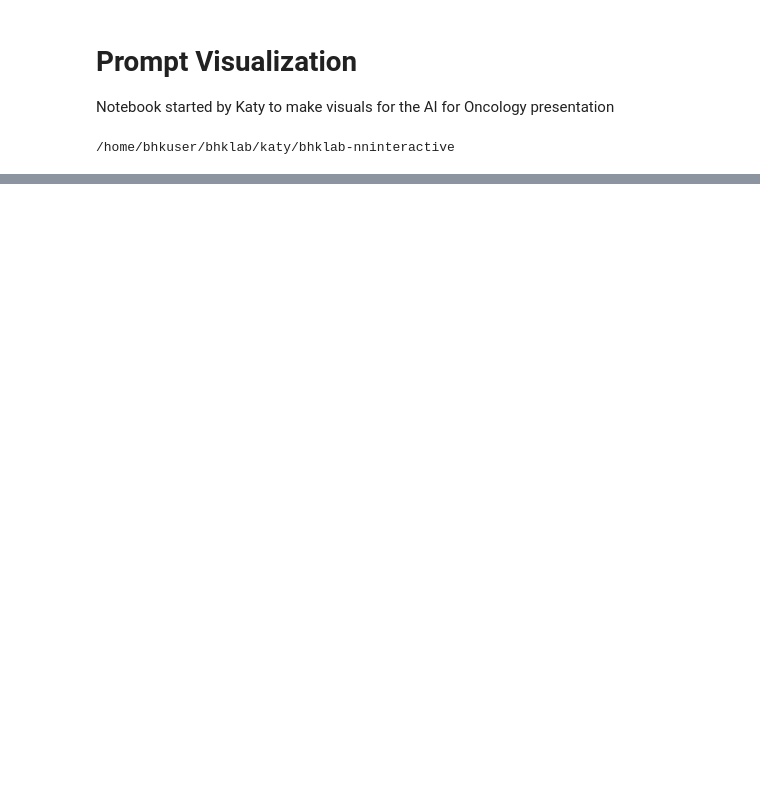
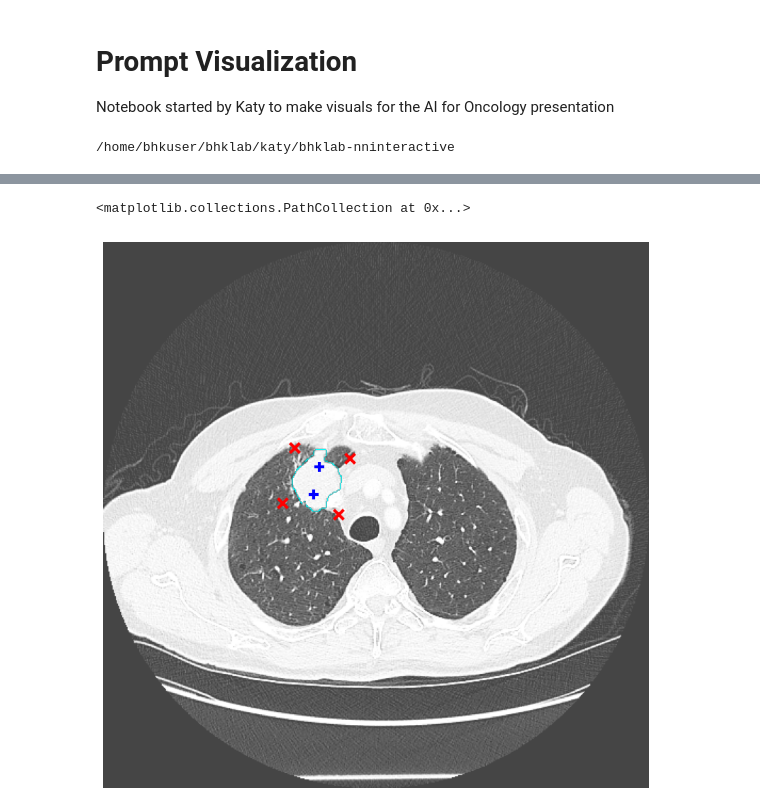
Before and after one commit to bhklab/bhklab-nninteractive, a Jupyter notebook: workflow/notebooks/prompt_visualization.ipynb, the cells around one changed output, grey strips where cells are left out. Cells and saved outputs as stored; diff of their text form; code cells hidden in the pictures; blank space fills up the shorter version.

```diff
--- a/workflow/notebooks/prompt_visualization.ipynb
+++ b/workflow/notebooks/prompt_visualization.ipynb
@@ -90,0 +101,11 @@ ax.scatter(neg_pts[6], neg_pts[7], c='r', marker='x')
+# %%
+from skimage import morphology
+from scipy.ndimage import binary_dilation
+
+mask_arr = sitk.GetArrayFromImage(mask)
+
+# mask_eroded = morphology.erosion(mask_arr)
+
+# outline_arr = mask_arr ^ mask_eroded
+
+# outline = sitk.GetImageFromArray(outline_arr)
@@ -90,0 +116,8 @@ ax.scatter(neg_pts[6], neg_pts[7], c='r', marker='x')
+# %%
+import cv2
+
+outline_arr = np.array([cv2.Canny(mask_arr[idx], 0, 1) for idx in range(0,mask_arr.shape[0])])
+
+
+outline_arr[max_area_slice_idx,187:190] = 0
+outline = sitk.GetImageFromArray(outline_arr)
@@ -90,0 +135,13 @@ ax.scatter(neg_pts[6], neg_pts[7], c='r', marker='x')
+# %%
+fig, ax = plt.subplots(1, 1, figsize=(10,10))
+
+displayCTSegOverlay(scan, outline, max_area_slice_idx, dispMax=dispMax, dispMin=dispMin, alpha=1, cmapSeg='cool_r', ax=ax)
+ax.scatter(recist_iqr_pts[0], recist_iqr_pts[1], c='b', s=100, marker='+', linewidths=3)
+ax.scatter(recist_iqr_pts[2], recist_iqr_pts[3], c='b', s=100, marker='+', linewidths=3)
+ax.scatter(neg_pts[2], neg_pts[3], c='r', s=100, marker='x', linewidths=3)
+ax.scatter(neg_pts[0], neg_pts[1], c='r', s=100, marker='x', linewidths=3)
+ax.scatter(neg_pts[4], neg_pts[5], c='r', s=100, marker='x', linewidths=3)
+ax.scatter(neg_pts[6], neg_pts[7], c='r', s=100, marker='x', linewidths=3)
+# %% [output]
+<matplotlib.collections.PathCollection at 0x...>
+[figure, added]
```
Also changed, not shown: parts of 10 cells of this notebook.
